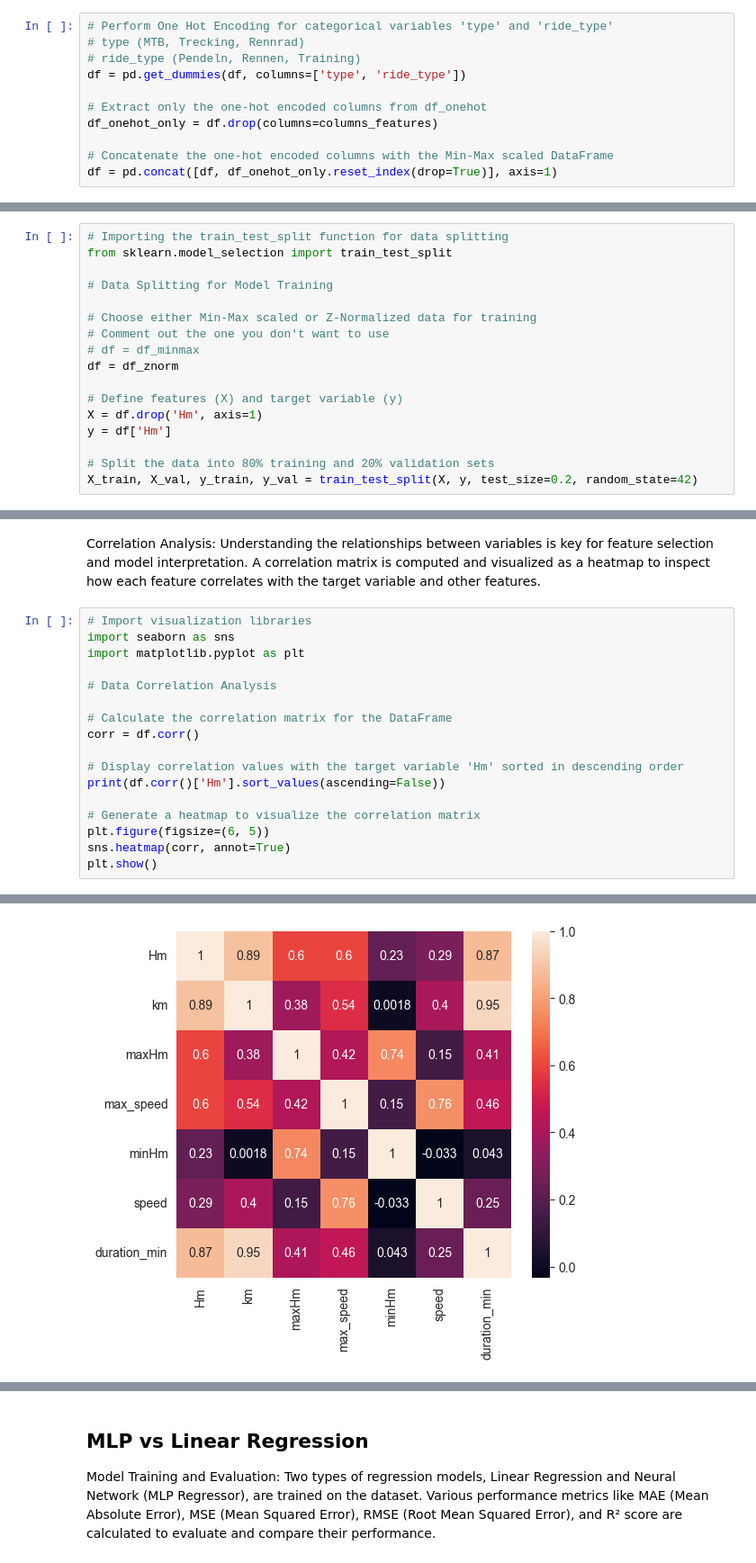
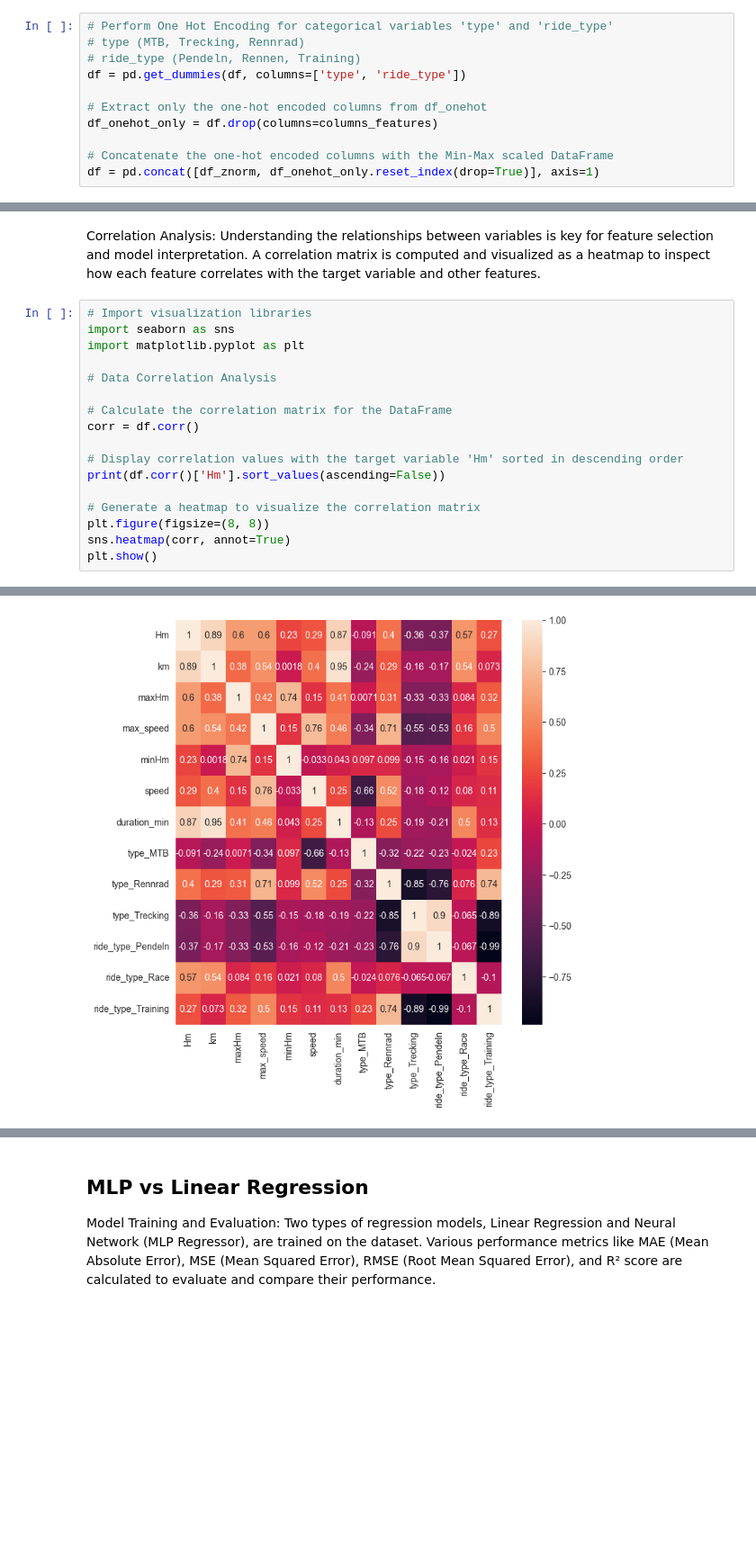
Before and after one commit to ruslanadilgereev/DHBW, a Jupyter notebook: T3M40507_Maschinelles_Lernen_und_Computational Intelligence/ML_Project_A/cycling_data.ipynb, the cells around one changed output, grey strips where cells are left out. Shown at 90% size. Drawn from its saved outputs; the diff is of its cells as text; blank space fills up the shorter version.

```diff
--- a/T3M40507_Maschinelles_Lernen_und_Computational Intelligence/ML_Project_A/cycling_data.ipynb
+++ b/T3M40507_Maschinelles_Lernen_und_Computational Intelligence/ML_Project_A/cycling_data.ipynb
@@ -96,4 +98,4 @@ df = pd.get_dummies(df, columns=['type', 'ride_type'])
 df_onehot_only = df.drop(columns=columns_features)
 
 # Concatenate the one-hot encoded columns with the Min-Max scaled DataFrame
-df = pd.concat([df, df_onehot_only.reset_index(drop=True)], axis=1)
+df = pd.concat([df_znorm, df_onehot_only.reset_index(drop=True)], axis=1)
@@ -102,20 +102,3 @@ Data Splitting for Model Training: This step is crucial for training and validat
-# %%
-# Importing the train_test_split function for data splitting
-from sklearn.model_selection import train_test_split
-
-# Data Splitting for Model Training
-
-# Choose either Min-Max scaled or Z-Normalized data for training
-# Comment out the one you don't want to use
-# df = df_minmax
-df = df_znorm
-
-# Define features (X) and target variable (y)
-X = df.drop('Hm', axis=1)
-y = df['Hm']
-
-# Split the data into 80% training and 20% validation sets
-X_train, X_val, y_train, y_val = train_test_split(X, y, test_size=0.2, random_state=42)
 # %% [markdown]
 Data Review: A quick review of the dataset is performed to ensure that it only contains the necessary, preprocessed features. This is an important step for a final sanity check before moving to model training.
 # %%
@@ -145,7 +128,7 @@ corr = df.corr()
 print(df.corr()['Hm'].sort_values(ascending=False))
 
 # Generate a heatmap to visualize the correlation matrix
-plt.figure(figsize=(6, 5))
+plt.figure(figsize=(8, 8))
 sns.heatmap(corr, annot=True)
 plt.show()
 # %% [output]
@@ -159,2 +148,2 @@ minHm           0.228424
 Name: Hm, dtype: float64
-[figure, old version]
+[figure, new version]
```
Also changed, not shown: parts of 24 cells of this notebook.
